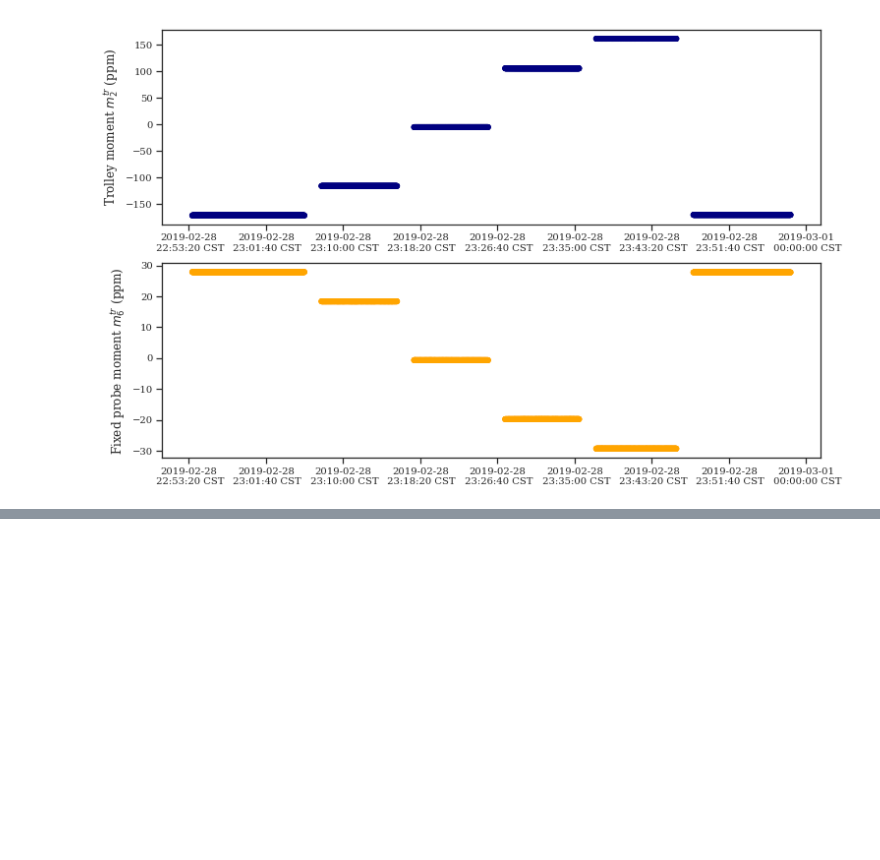
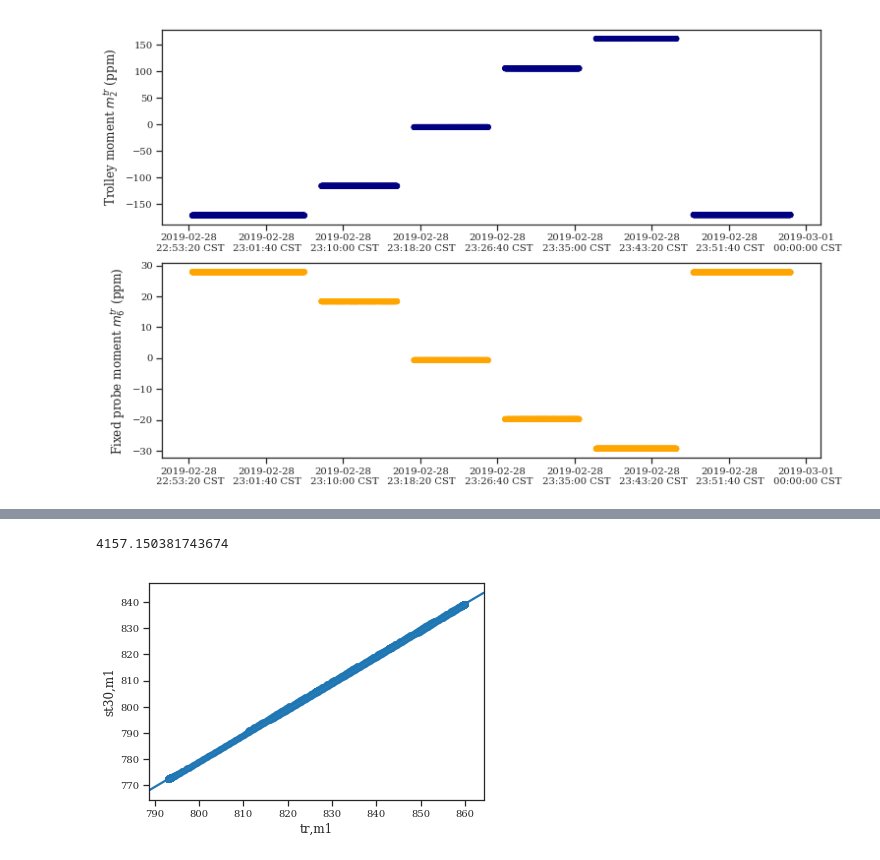
Before and after one commit to aetb/trfp, a Jupyter notebook: SCC_study_analysis.ipynb, the cells around one changed output, grey strips where cells are left out. Cells and saved outputs as stored; diff of their text form; code cells hidden in the pictures; blank space fills up the shorter version.

```diff
--- a/SCC_study_analysis.ipynb
+++ b/SCC_study_analysis.ipynb
@@ -407,2 +432,8 @@ print slope
 # %%
-fig3 = sns.regplot('tr,m1','st30,m1',data=tr6271.moment_df/61.79)
+print np.min(tr6271_moment_df['tr,m1'])
+
+fig3 = sns.regplot('tr,m1','st30,m1',
+                   data=tr6271_moment_df[tr6271_moment_df['tr,m1'] > 500*61.59]/61.79)
+# %% [output]
+4157.150381743674
+[figure, added]
```
Also changed, not shown: parts of 13 cells of this notebook, 13 other files.
